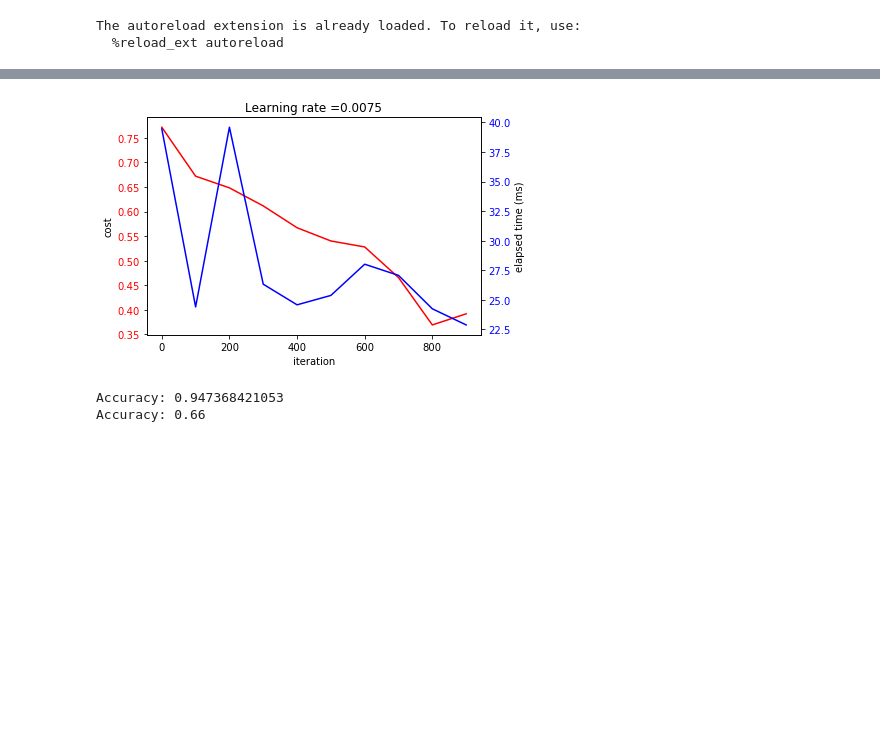
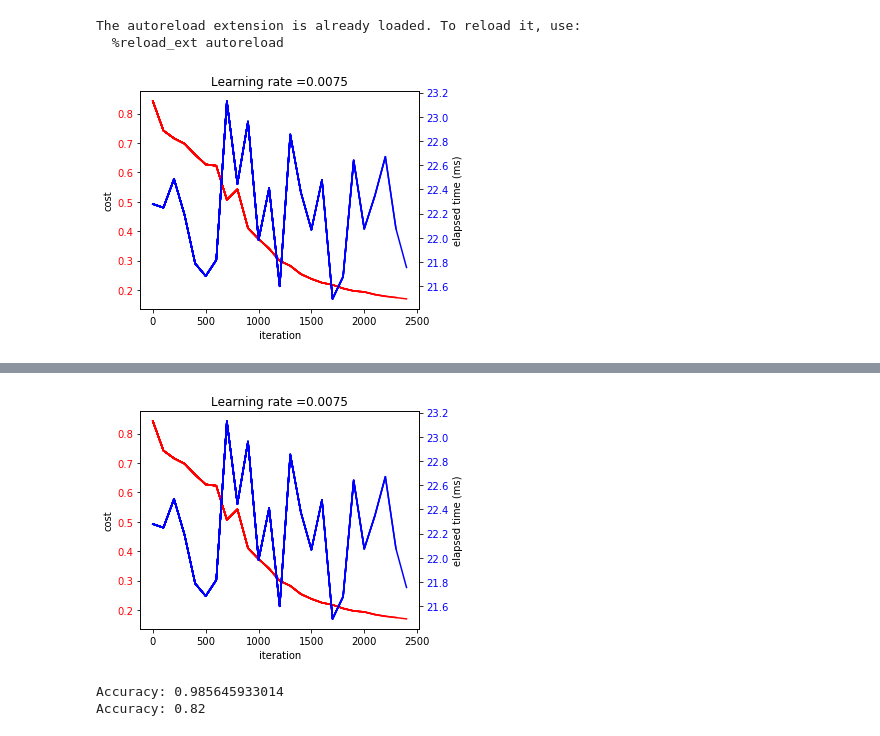
Before and after one commit to francisco-perez-sorrosal/ai-resources, a Jupyter notebook: fdl/notebooks/test.ipynb, the cells around one changed output, grey strips where cells are left out. Cells and saved outputs as stored; diff of their text form; code cells hidden in the pictures; blank space fills up the shorter version.

Commit message:
Add param init and regularization

```diff
--- a/fdl/notebooks/test.ipynb
+++ b/fdl/notebooks/test.ipynb
@@ -48,5 +50,6 @@ test_x = test_x_flatten / 255.
 # %%
 np.random.seed(1)
 model = dl.LLayerModel()
-parameters, costs = model.execute(train_x, train_y, layers_dims, 0.0075, num_iterations=1000, save_cost=True)
+parameters, costs = model.execute(train_x, train_y, xavier_initializer, layers_dims, 0.0075, lambd=0., num_iterations=2500, save_cost=True)
 # %% [output]
+[figure, added]
@@ -70,14 +58,10 @@ parameters, costs = model.execute(train_x, train_y, layers_dims, 0.0075, num_ite
+[figure, added]
-# %%
-labels = {'learning_rate' : 0.0075}
-dlu.plot(costs, **labels)
-# %% [output]
-[figure, removed]
 # %%
 train_predictions = model.predict(train_x, train_y, parameters)
 test_predictions = model.predict(test_x, test_y, parameters)
 # %% [output]
-Accuracy: 0.947368421053
-Accuracy: 0.66
+Accuracy: 0.985645933014
+Accuracy: 0.82
 # %%
 image_widget = wg.interactive(dlu.load_image, url="http://78.media.tumblr.com/tumblr_lnqvm6zb671qi7nl3o1_1280.jpg")
 
```
Also changed, not shown: parts of 5 cells of this notebook, 3 other files.
